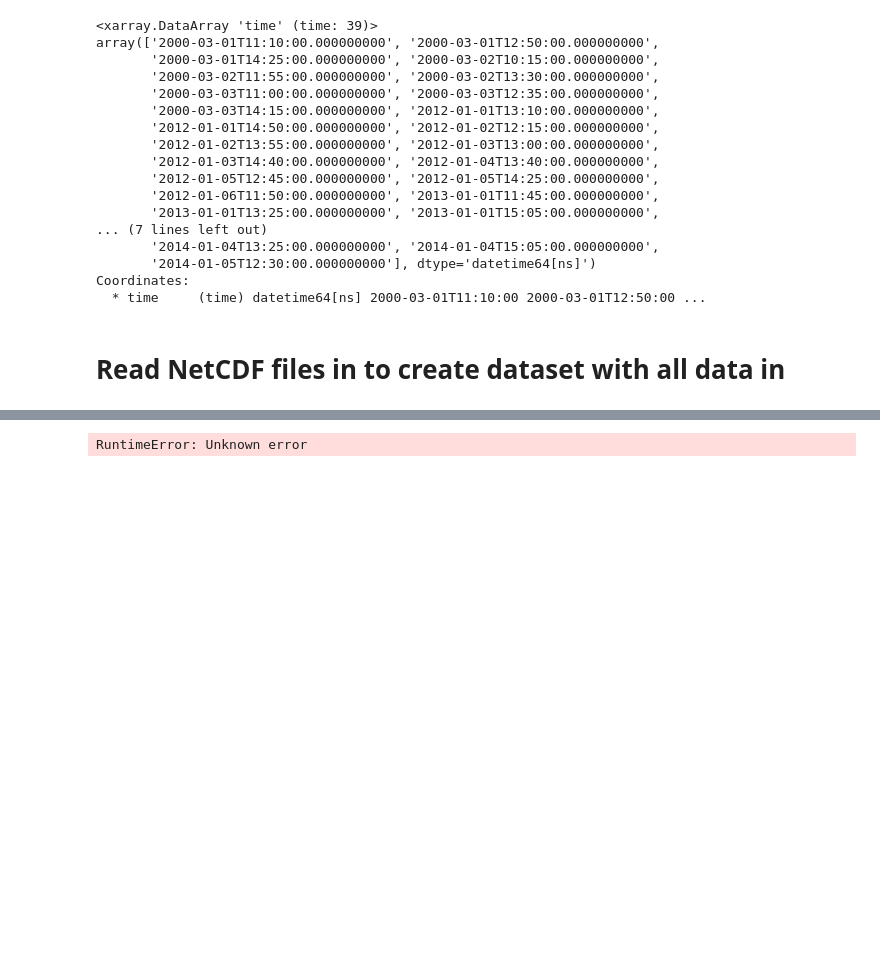
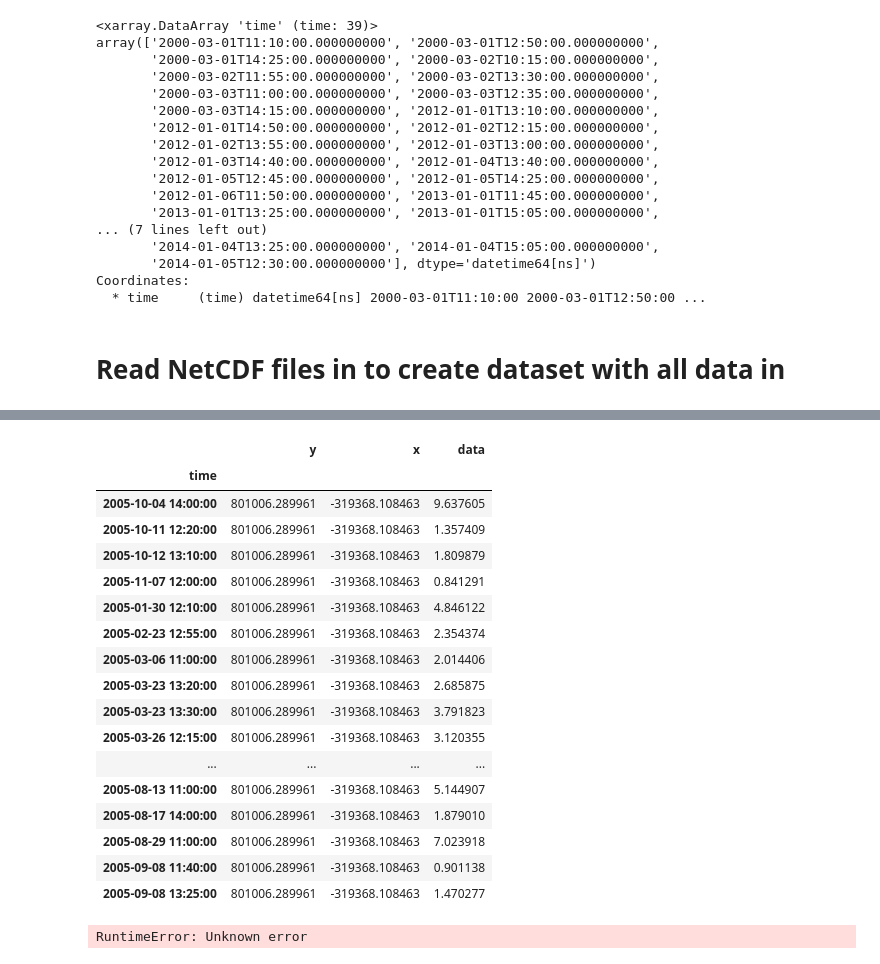
Before and after one commit to annalisasheehan/masters, a Jupyter notebook: MAIAC_Analysis.ipynb, the cells around one changed output, grey strips where cells are left out. Saved outputs shown, nothing was run; the diff lists cells and outputs as text; code cells hidden in the pictures; blank space fills up the shorter version.

```diff
--- a/MAIAC_Analysis.ipynb
+++ b/MAIAC_Analysis.ipynb
@@ -63,3 +118,24 @@ Coordinates:
+# %%
+d.dropna()
+# %% [output]
+|  | y | x | data |
+| time |  |  |  |
+| 2005-10-04 14:00:00 | 801006.289961 | -319368.108463 | 9.637605 |
+| 2005-10-11 12:20:00 | 801006.289961 | -319368.108463 | 1.357409 |
+| 2005-10-12 13:10:00 | 801006.289961 | -319368.108463 | 1.809879 |
+| 2005-11-07 12:00:00 | 801006.289961 | -319368.108463 | 0.841291 |
+| 2005-01-30 12:10:00 | 801006.289961 | -319368.108463 | 4.846122 |
+| 2005-02-23 12:55:00 | 801006.289961 | -319368.108463 | 2.354374 |
+| 2005-03-06 11:00:00 | 801006.289961 | -319368.108463 | 2.014406 |
+| 2005-03-23 13:20:00 | 801006.289961 | -319368.108463 | 2.685875 |
+| 2005-03-23 13:30:00 | 801006.289961 | -319368.108463 | 3.791823 |
+| 2005-03-26 12:15:00 | 801006.289961 | -319368.108463 | 3.120355 |
+| ... | ... | ... | ... |
+| 2005-08-13 11:00:00 | 801006.289961 | -319368.108463 | 5.144907 |
+| 2005-08-17 14:00:00 | 801006.289961 | -319368.108463 | 1.879010 |
+| 2005-08-29 11:00:00 | 801006.289961 | -319368.108463 | 7.023918 |
+| 2005-09-08 11:40:00 | 801006.289961 | -319368.108463 | 0.901138 |
+| 2005-09-08 13:25:00 | 801006.289961 | -319368.108463 | 1.470277 |
 # %%
 def read_netcdfs(files, dim):
     paths = sorted(glob(files))
```
Also changed, not shown: parts of 18 cells of this notebook.
